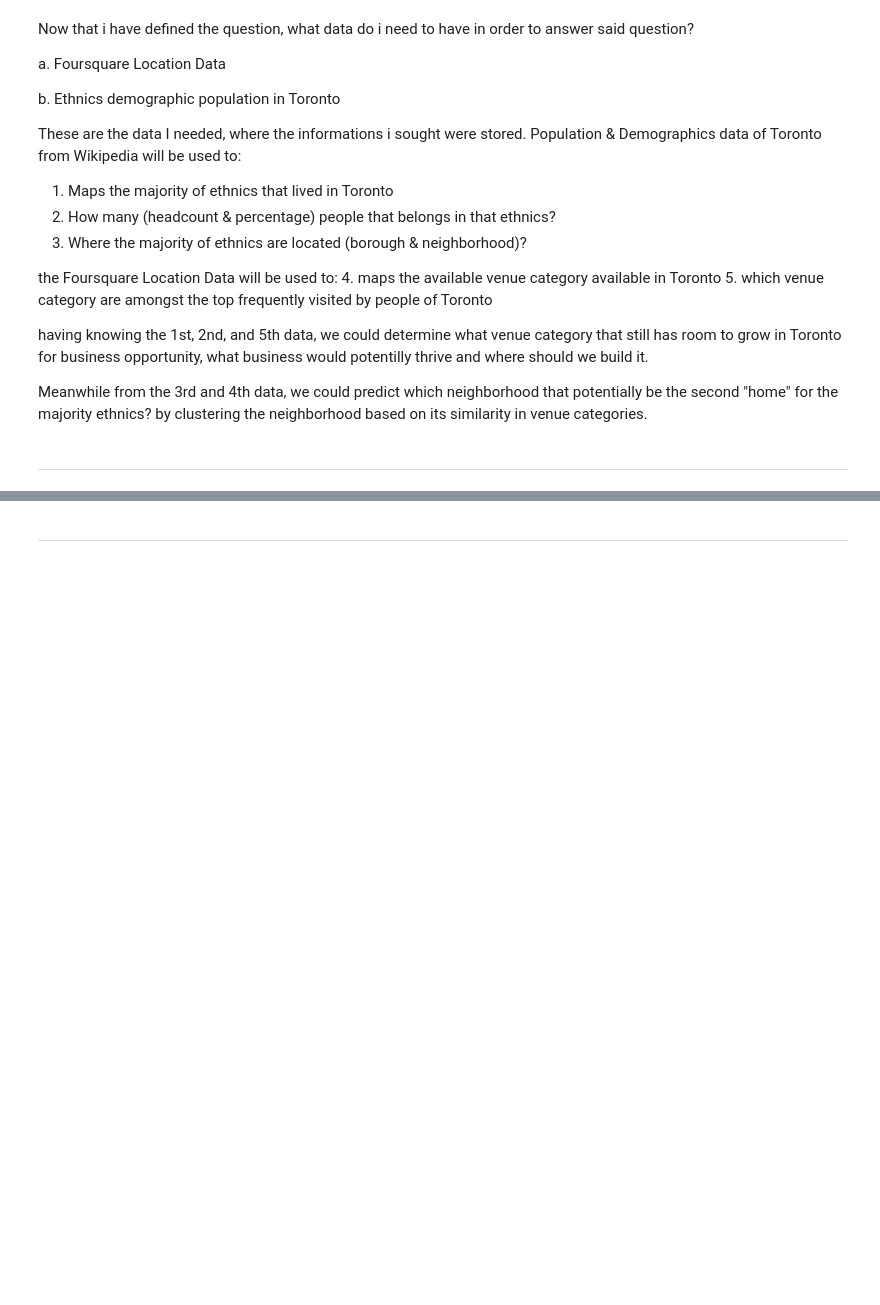
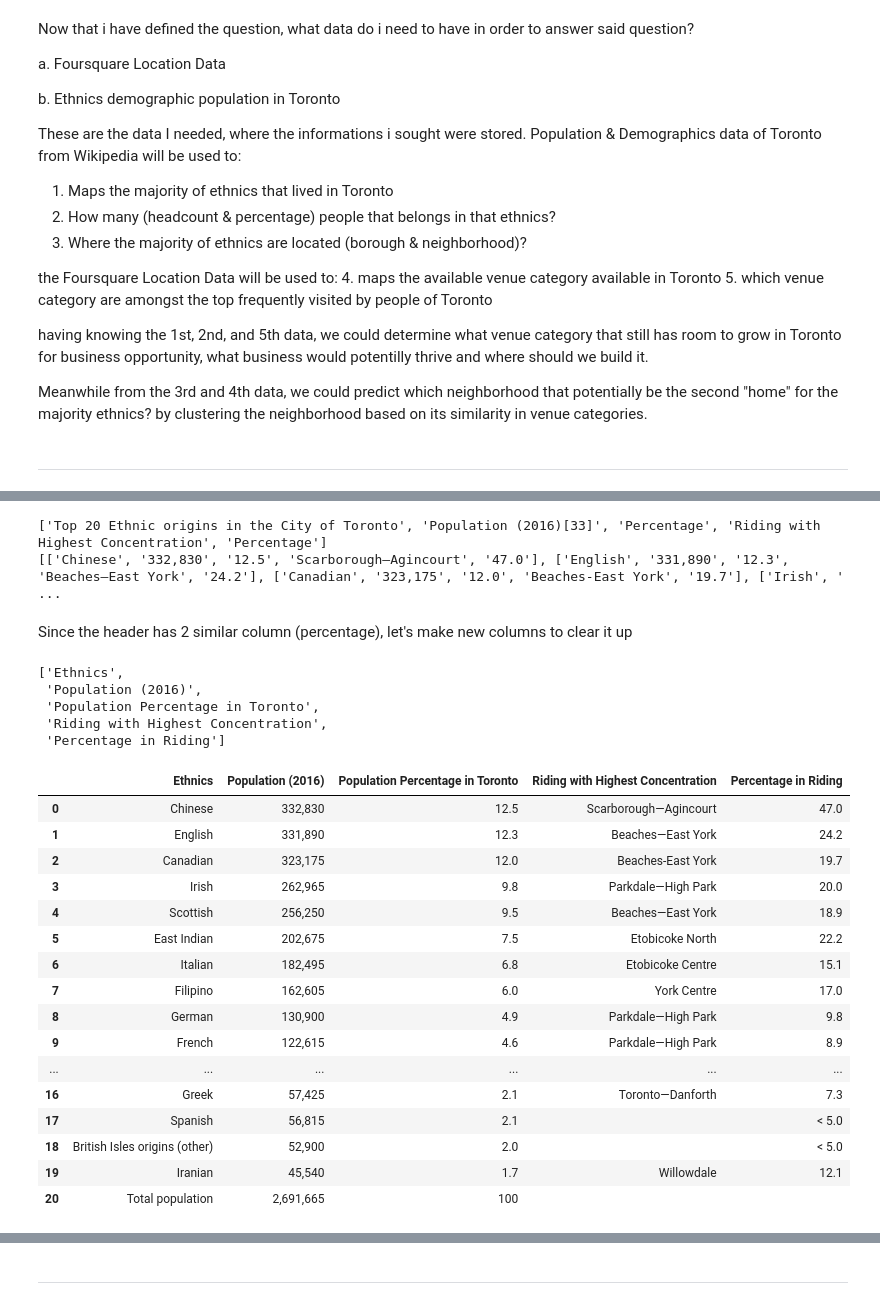
Before and after one commit to rizkynoviantop/Coursera_Capstone, a Jupyter notebook: IBM Capstone Project - Week 4 & 5.ipynb, the cells around one changed output, grey strips where cells are left out. Drawn from its saved outputs; the diff is of its cells as text; code cells hidden in the pictures; blank space fills up the shorter version.

```diff
--- a/IBM Capstone Project - Week 4 & 5.ipynb
+++ b/IBM Capstone Project - Week 4 & 5.ipynb
@@ -52,0 +288,11 @@ Meanwhile from the 3rd and 4th data, we could predict which neighborhood that po
+# %%
+#sending request
+wiki_table2= requests.get('https://en.wikipedia.org/wiki/Demographics_of_Toronto')
+html2 = wiki_table2.text
+
+soup2 = BeautifulSoup(html2,'lxml')
+print(soup.prettify())
+
+#Exploring where the data might be classified
+my_table2 = soup2.find('table',{'class':'wikitable sortable'})
+my_table2
@@ -52,0 +381,45 @@ Meanwhile from the 3rd and 4th data, we could predict which neighborhood that po
+# %%
+#Getting Column Header and Data Rows
+
+tablerows2 = [[td.text.strip('\n') for td in row.find_all('td')] for row in my_table2.find_all('tr')[1:]]
+tableheaders2 = [th.text.strip('\n') for th in my_table2.find_all('th')]
+
+print(tableheaders2)
+print(tablerows2)
+# %% [output]
+['Top 20 Ethnic origins in the City of Toronto', 'Population (2016)[33]', 'Percentage', 'Riding with Highest Concentration', 'Percentage']
+[['Chinese', '332,830', '12.5', 'Scarborough—Agincourt', '47.0'], ['English', '331,890', '12.3', 'Beaches—East York', '24.2'], ['Canadian', '323,175', '12.0', 'Beaches-East York', '19.7'], ['Irish', ' ...
+# %% [markdown]
+Since the header has 2 similar column (percentage), let's make new columns to clear it up
+# %%
+new_header = ['Ethnics', 'Population (2016)', 'Population Percentage in Toronto', 'Riding with Highest Concentration', 'Percentage in Riding']
+new_header
+# %% [output]
+['Ethnics',
+ 'Population (2016)',
+ 'Population Percentage in Toronto',
+ 'Riding with Highest Concentration',
+ 'Percentage in Riding']
+# %%
+#Create Dataframe
+
+dff = pd.DataFrame(tablerows2,columns = new_header)
+dff.head(100)
+# %% [output]
+|  | Ethnics | Population (2016) | Population Percentage in Toronto | Riding with Highest Concentration | Percentage in Riding |
+| 0 | Chinese | 332,830 | 12.5 | Scarborough—Agincourt | 47.0 |
+| 1 | English | 331,890 | 12.3 | Beaches—East York | 24.2 |
+| 2 | Canadian | 323,175 | 12.0 | Beaches-East York | 19.7 |
+| 3 | Irish | 262,965 | 9.8 | Parkdale—High Park | 20.0 |
+| 4 | Scottish | 256,250 | 9.5 | Beaches—East York | 18.9 |
+| 5 | East Indian | 202,675 | 7.5 | Etobicoke North | 22.2 |
+| 6 | Italian | 182,495 | 6.8 | Etobicoke Centre | 15.1 |
+| 7 | Filipino | 162,605 | 6.0 | York Centre | 17.0 |
+| 8 | German | 130,900 | 4.9 | Parkdale—High Park | 9.8 |
+| 9 | French | 122,615 | 4.6 | Parkdale—High Park | 8.9 |
+| ... | ... | ... | ... | ... | ... |
+| 16 | Greek | 57,425 | 2.1 | Toronto—Danforth | 7.3 |
+| 17 | Spanish | 56,815 | 2.1 |  | < 5.0 |
+| 18 | British Isles origins (other) | 52,900 | 2.0 |  | < 5.0 |
+| 19 | Iranian | 45,540 | 1.7 | Willowdale | 12.1 |
+| 20 | Total population | 2,691,665 | 100 |  |  |
```
Also changed, not shown: parts of 128 cells of this notebook.
